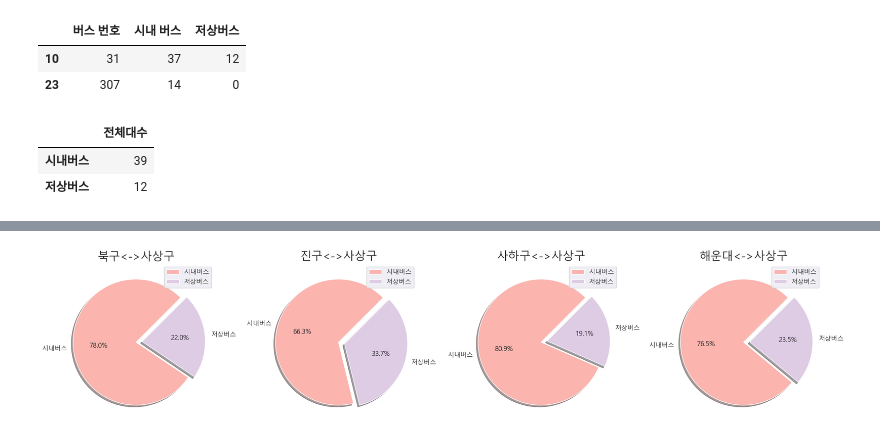
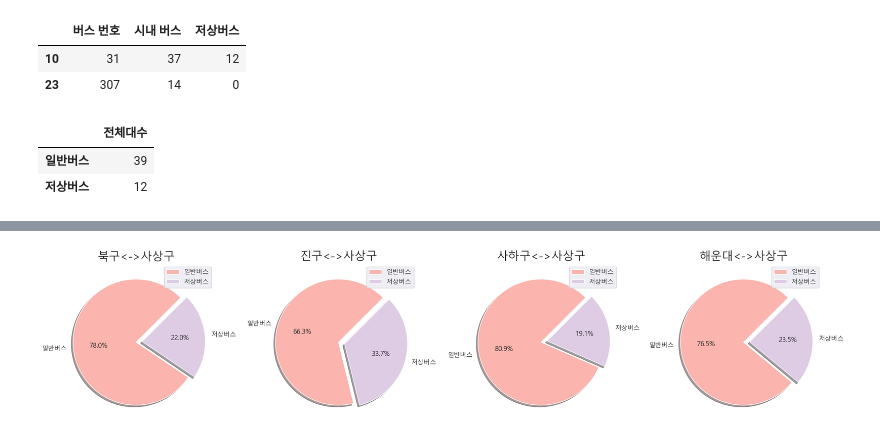
Before and after one commit to WithU-Bus/WithU-Bus, a Jupyter notebook: 비율.ipynb, the cells around one changed output, grey strips where cells are left out. Saved outputs shown, nothing was run; the diff lists cells and outputs as text; code cells hidden in the pictures.

```diff
--- a/비율.ipynb
+++ b/비율.ipynb
@@ -73,4 +73 @@ total
 | 저상버스 | 730 |
-# %%
-pd.options.display.float_format = '{:,.0f}'.format
-bus
@@ -198,11 +159,11 @@ bus4
 | 10 | 31 | 37 | 12 |
 | 23 | 307 | 14 | 0 |
 # %%
-bus4_total = pd.DataFrame({'전체대수':[39, 12]}, index=['시내버스', '저상버스'])
+bus4_total = pd.DataFrame({'전체대수':[39, 12]}, index=['일반버스', '저상버스'])
 bus4_total
 # %% [output]
 |  | 전체대수 |
-| 시내버스 | 39 |
+| 일반버스 | 39 |
 | 저상버스 | 12 |
 # %%
 plt.figure(figsize=(15,8))
```
Also changed, not shown: parts of 15 cells of this notebook, 1 other file.
